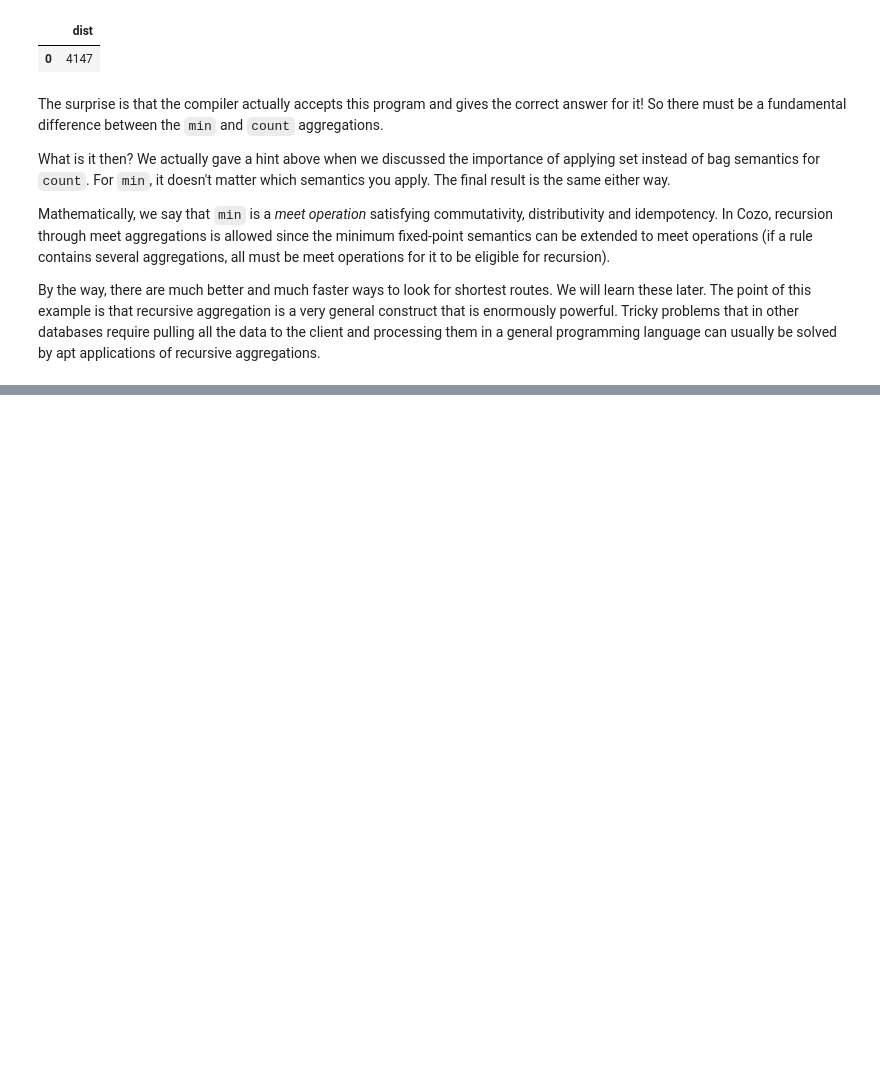
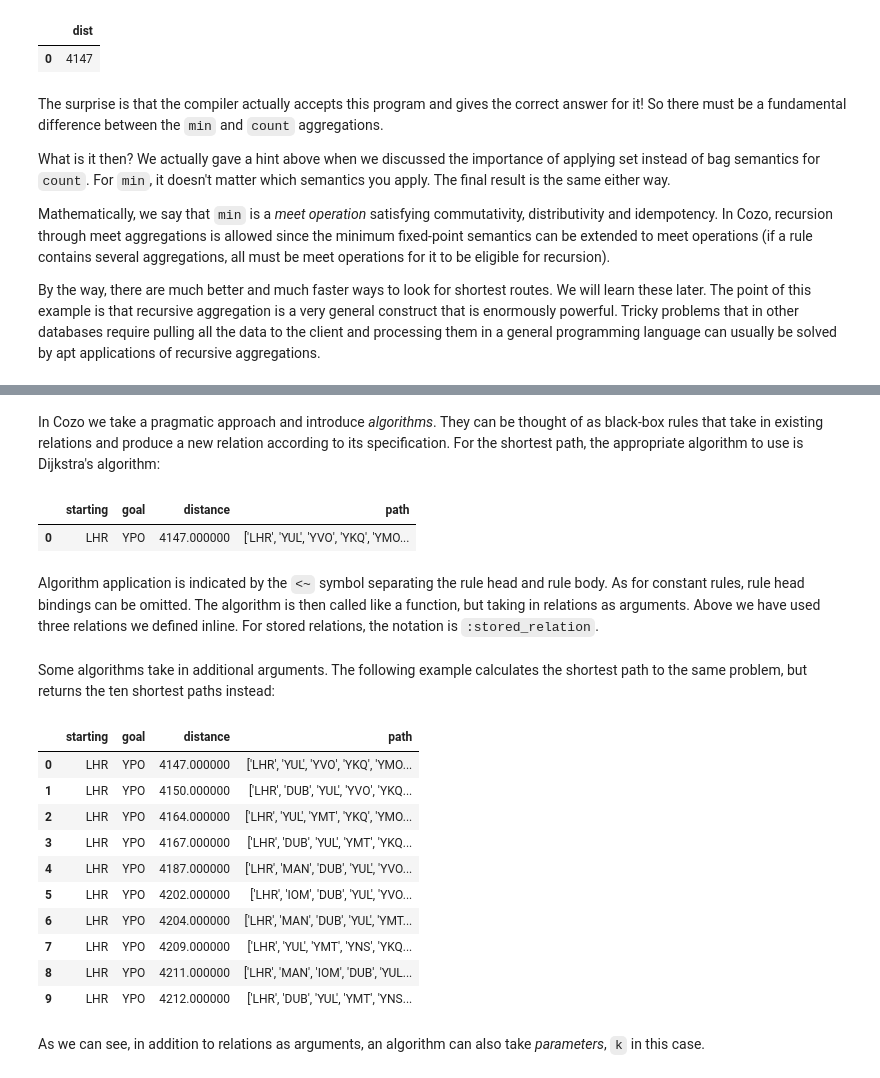
Before and after one commit to cozodb/cozo, a Jupyter notebook: tutorial/3-distillation.ipynb, the cells around one changed output, grey strips where cells are left out. Saved outputs shown, nothing was run; the diff lists cells and outputs as text; code cells hidden in the pictures; blank space fills up the shorter version.

```diff
--- a/tutorial/3-distillation.ipynb
+++ b/tutorial/3-distillation.ipynb
@@ -305,0 +312,33 @@ By the way, there are much better and much faster ways to look for shortest rout
+# %% [markdown]
+In Cozo we take a pragmatic approach and introduce _algorithms_. They can be thought of as black-box rules that take in existing relations and produce a new relation according to its specification. For the shortest path, the appropriate algorithm to use is Dijkstra's algorithm:
+# %%
+paths[fr, to, dist] := [r route.src fr_a], [r route.dst to_a], [r route.distance dist], [fr_a airport.iata fr], [to_a airport.iata to]
+starting[] <- [['LHR']]
+goal[] <- [['YPO']]
+?[starting, goal, distance, path] <~ ShortestPathDijkstra(paths[], starting[], goal[])
+# %% [output]
+|  | starting | goal | distance | path |
+| 0 | LHR | YPO | 4147.000000 | ['LHR', 'YUL', 'YVO', 'YKQ', 'YMO... |
+# %% [markdown]
+Algorithm application is indicated by the `<~` symbol separating the rule head and rule body. As for constant rules, rule head bindings can be omitted. The algorithm is then called like a function, but taking in relations as arguments. Above we have used three relations we defined inline. For stored relations, the notation is `:stored_relation`.
+# %% [markdown]
+Some algorithms take in additional arguments. The following example calculates the shortest path to the same problem, but returns the ten shortest paths instead:
+# %%
+paths[fr, to, dist] := [r route.src fr_a], [r route.dst to_a], [r route.distance dist], [fr_a airport.iata fr], [to_a airport.iata to]
+starting[] <- [['LHR']]
+goal[] <- [['YPO']]
+?[starting, goal, distance, path] <~ KShortestPathYen(paths[], starting[], goal[], k: 10)
+# %% [output]
+|  | starting | goal | distance | path |
+| 0 | LHR | YPO | 4147.000000 | ['LHR', 'YUL', 'YVO', 'YKQ', 'YMO... |
+| 1 | LHR | YPO | 4150.000000 | ['LHR', 'DUB', 'YUL', 'YVO', 'YKQ... |
+| 2 | LHR | YPO | 4164.000000 | ['LHR', 'YUL', 'YMT', 'YKQ', 'YMO... |
+| 3 | LHR | YPO | 4167.000000 | ['LHR', 'DUB', 'YUL', 'YMT', 'YKQ... |
+| 4 | LHR | YPO | 4187.000000 | ['LHR', 'MAN', 'DUB', 'YUL', 'YVO... |
+| 5 | LHR | YPO | 4202.000000 | ['LHR', 'IOM', 'DUB', 'YUL', 'YVO... |
+| 6 | LHR | YPO | 4204.000000 | ['LHR', 'MAN', 'DUB', 'YUL', 'YMT... |
+| 7 | LHR | YPO | 4209.000000 | ['LHR', 'YUL', 'YMT', 'YNS', 'YKQ... |
+| 8 | LHR | YPO | 4211.000000 | ['LHR', 'MAN', 'IOM', 'DUB', 'YUL... |
+| 9 | LHR | YPO | 4212.000000 | ['LHR', 'DUB', 'YUL', 'YMT', 'YNS... |
+# %% [markdown]
+As we can see, in addition to relations as arguments, an algorithm can also take _parameters_, `k` in this case.
```
Also changed, not shown: parts of 3 cells of this notebook, 3 other files.
